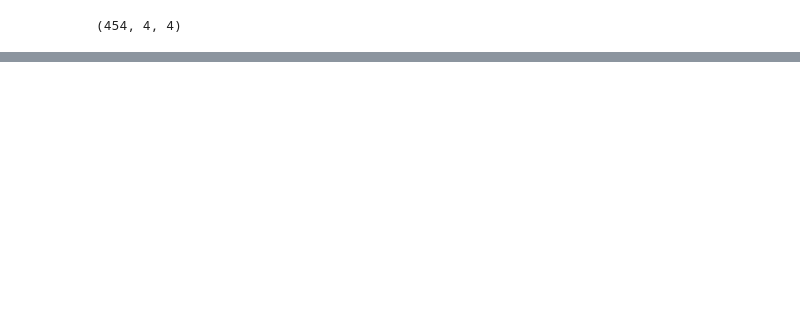
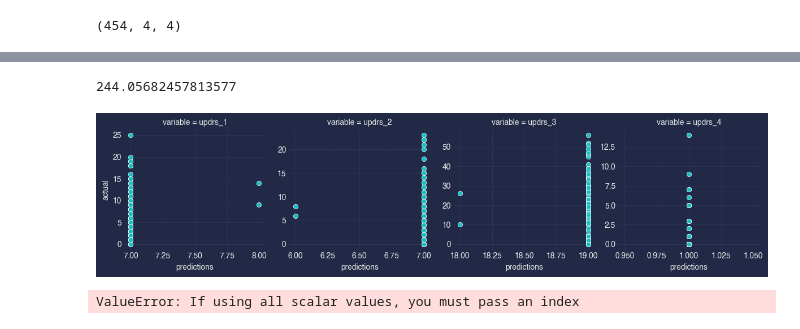
Before and after one commit to chris-hedemann/peptide-parkinsons-challenge, a Jupyter notebook: lstm.ipynb, the cells around one changed output, grey strips where cells are left out. Cells and saved outputs as stored; diff of their text form; code cells hidden in the pictures; blank space fills up the shorter version.

Commit message:
First LSTM architecture

```diff
--- a/lstm.ipynb
+++ b/lstm.ipynb
@@ -200,9 +153,0 @@ Epoch 10/10
-# %%
-preds = model.predict(X_test_np)
-plt.plot(smod_history.history['loss'])
-plt.plot(smod_history.history['val_loss'])
-plt.title('model loss')
-plt.ylabel('mse')
-plt.xlabel('epoch')
-plt.legend(['train', 'val'], loc='upper left')
-plt.show()
@@ -254,3 +153,0 @@ Now define the function SMAPE for evaluating the model, since keras doesn't have
-# %%
-def smape(A, F):
-    return 100/len(A) * np.sum(2 * np.abs(F - A) / (np.abs(A) + np.abs(F)))
@@ -256,0 +187,4 @@ def smape(A, F):
+# %%
+n_features = 582
+n_time = 4
+n_targets = 4
@@ -256,0 +195,26 @@ def smape(A, F):
+# %%
+# First model
+
+model1_base = keras.Sequential([
+        layers.Input(shape=(n_features,)),
+        layers.Dense(64, activation='tanh'),
+        layers.Dense(n_targets, activation='relu'), # Using a relu layer to ensure that values are > 0.
+    ])
+
+model1_base.compile(optimizer='adam', loss='mse')
+model1_base.summary()
+
+mod_history = model1_base.fit(X_train_np, y_train[:,0,:],
+          validation_split=0.2,
+          epochs=20,
+)
+preds = model1_base.predict(X_test_np)
+
+# # Second model
+# input_layer2 = layers.Input(shape=(n_targets,))
+# repeated_output2 = layers.RepeatVector(n_time)(input_layer2)
+# lstm_layer2 = layers.LSTM(50, return_sequences=True)(repeated_output2)
+# output_layer2 = layers.TimeDistributed(layers.Dense(1))(lstm_layer2)
+# model2 = models.Model(inputs=input_layer2, outputs=output_layer2)
+# model2.compile(optimizer='adam', loss='mse')
+# model2.summary()
@@ -256,0 +239,32 @@ def smape(A, F):
+# %%
+plot_results_0(preds, y_test)
+print(smape(y_test[:,0,:], preds))
+# %% [output]
+244.05682457813577
+[figure, added]
+# %%
+## A second model
+
+
+# First model
+
+model1_A = keras.Sequential([
+        layers.Input(shape=(n_features,)),
+        layers.Dense(1200, activation='tanh'),
+        tf.keras.layers.Dropout(0.25),
+        layers.Dense(1200, activation='tanh'),
+        tf.keras.layers.Dropout(0.25),
+        layers.Dense(64, activation='tanh'),
+        layers.Dense(n_targets, activation='relu'), # Using a relu layer to ensure that values are > 0.
+    ])
+
+model1_A.compile(optimizer='adam', loss='mse')
+model1_A.summary()
+
+mod_history = model1_A.fit(X_train_np, y_train[:,0,:],
+          validation_split=0.2,
+          epochs=20,
+)
+preds = model1_A.predict(X_test_np)
+# %% [output]
+ValueError: If using all scalar values, you must pass an index
```
Also changed, not shown: parts of 20 cells of this notebook, 1 other file.
